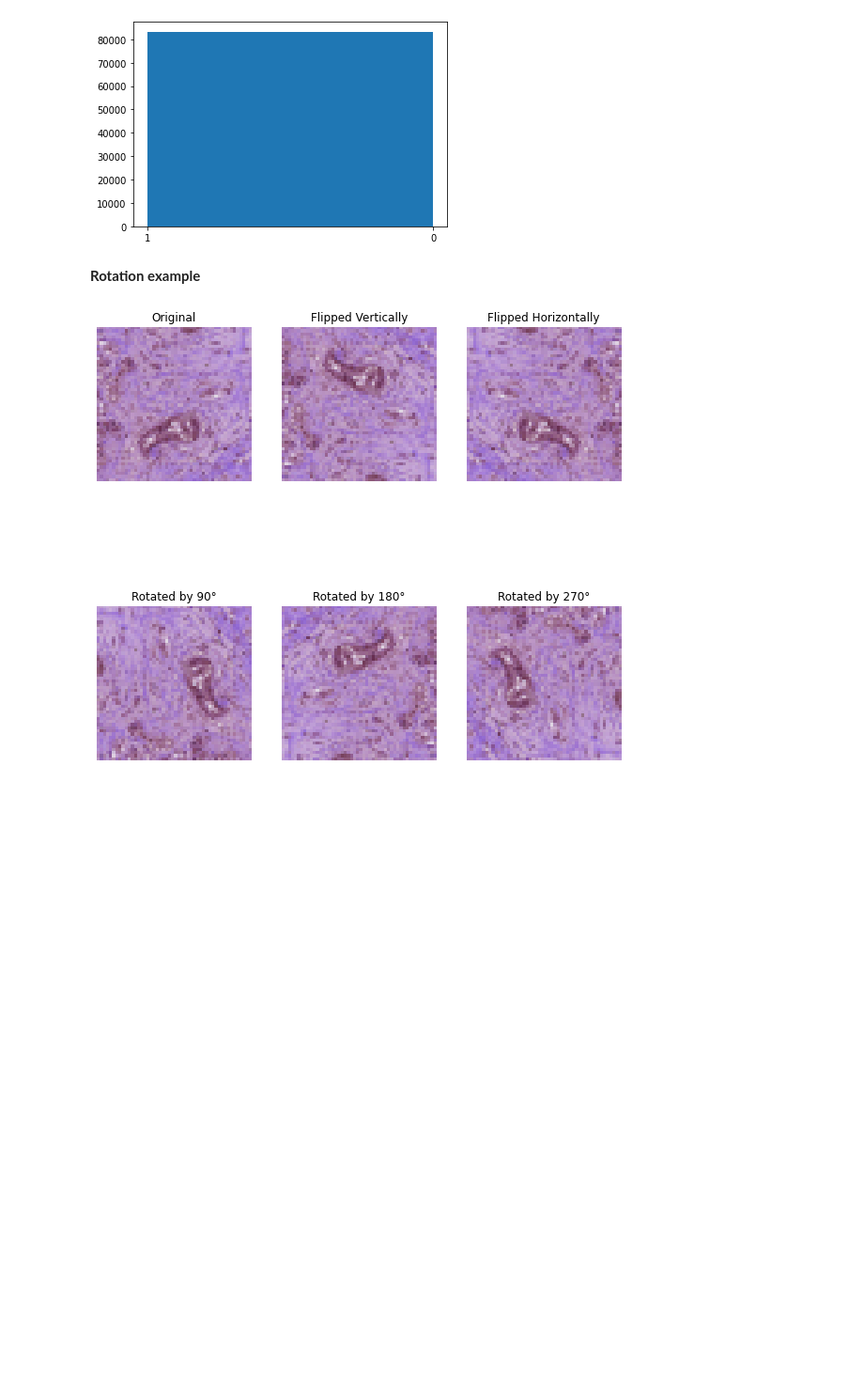
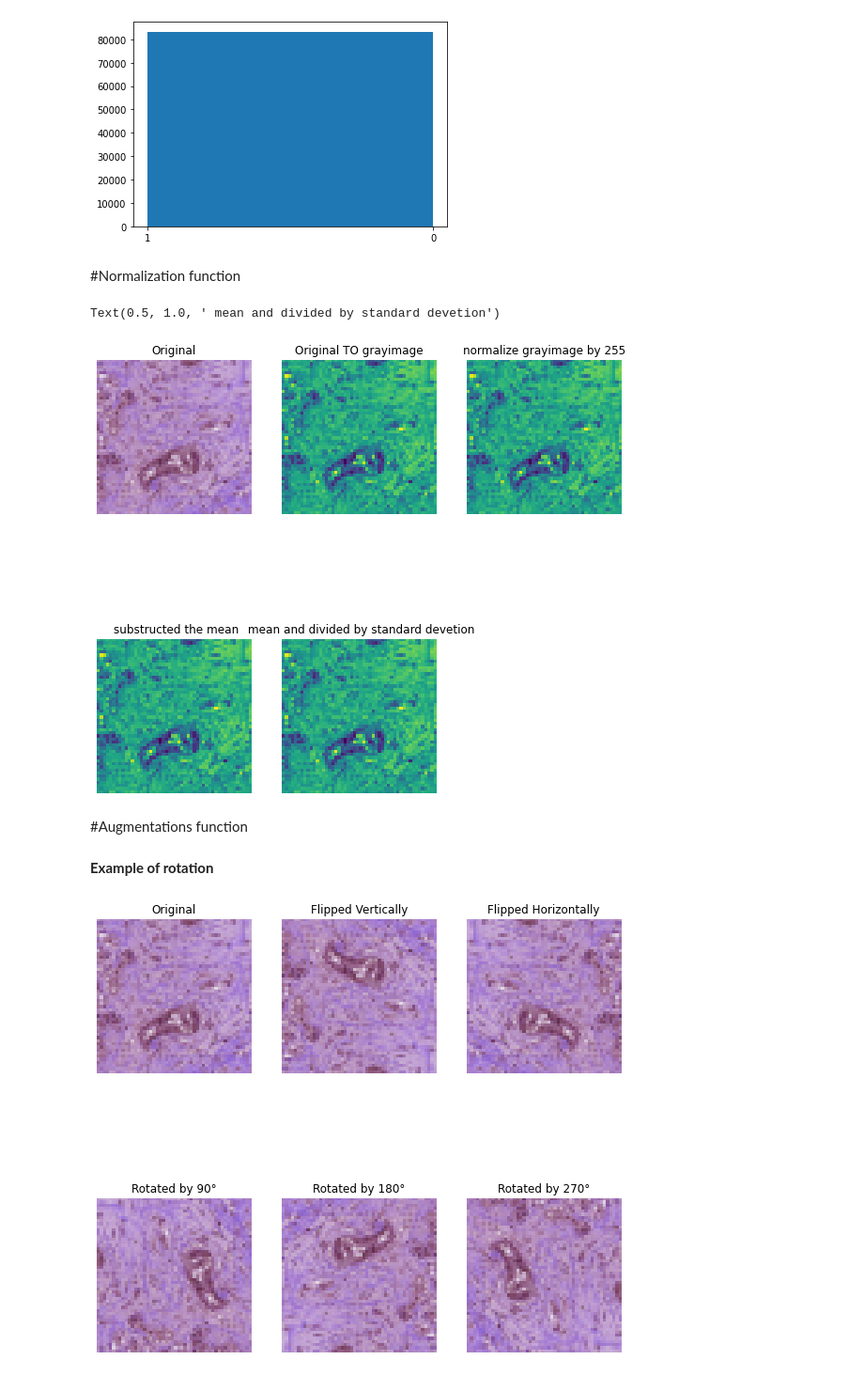
Before and after one commit to Salvoaf/BreastCancerClassification, a Jupyter notebook: 1.Preprocessing.ipynb, the cells around one changed output. Shown at 94% size. Drawn from its saved outputs; the diff is of its cells as text; code cells hidden in the pictures; blank space fills up the shorter version.

```diff
--- a/1.Preprocessing.ipynb
+++ b/1.Preprocessing.ipynb
@@ -184,8 +208,66 @@ print("Number of cancer images: " + str(len(cancer_samples)))
 Number of healthy patches: 83257
 Number of cancer images: 83257
 [figure]
-# %% [markdown]
-**Rotation example**
+# %% [markdown]
+#Normalization function
+# %%
+import cv2
+original_image = cv2.imread(cancer_patch + "/14210_idx5_x1601_y1451_class1.png")
+
+def normailization(original_image):
+  img = original_image
+  #print(f"Before turning to grayscale: {img.shape}")
+  #rgb  to  gray image
+  gray_image = cv2.cvtColor(img, cv2.COLOR_BGR2GRAY)
+  #print(f"After turning to grayscale: {gray_image.shape}")
+  #nomalize
+  norm_image = gray_image/255
+  #mean and standard
+  (mean, stddev) = cv2.meanStdDev(norm_image)
+  sub_mean = (norm_image - mean)
+  #print(f"media immagine: {mean} Image with subtracted mean: {sub_mean}")
+  div_sdv =(norm_image - mean) /stddev
+  #print(f"standard devetion immagine: {stddev} Image with subtracted mean and divided with standard devetion: {norm_image - mean}")
+
+
+  # Normalizzazione dell'immagine
+
+  return gray_image,norm_image,sub_mean,div_sdv
+
+
+fig = plt.figure(figsize=(10, 10))
+
+fig.add_subplot(2, 3, 1)
+plt.imshow(original_image)
+plt.axis('off')
+plt.title("Original")
+
+gray_image,norm_image,sub_mean,div_sdv= normailization(original_image)
+
+fig.add_subplot(2, 3, 2)
+plt.imshow(gray_image)
+plt.axis('off')
+plt.title("Original TO grayimage")
+
+fig.add_subplot(2, 3, 3)
+plt.imshow(norm_image)
+plt.axis('off')
+plt.title("normalize grayimage by 255")
+
+fig.add_subplot(2, 3, 4)
+plt.imshow(sub_mean)
+plt.axis('off')
+plt.title(" substructed the mean")
+
+fig.add_subplot(2, 3, 5)
+plt.imshow(sub_mean)
+plt.axis('off')
+plt.title(" mean and divided by standard devetion")
+# %% [output]
+Text(0.5, 1.0, ' mean and divided by standard devetion')
+[figure, added]
+# %% [markdown]
+#Augmentations function
 # %%
 original_image = cv2.imread(cancer_patch + "/14210_idx5_x1601_y1451_class1.png")
 
@@ -220,6 +302,8 @@ def random_augmentation(original_image):
     random_function = random.choice(augmentations)
     augmented_image = random_function(original_image)
     return np.asarray(augmented_image)
+# %% [markdown]
+**Example of rotation**
 # %%
 fig = plt.figure(figsize=(10, 10))
 
```
Also changed, not shown: parts of 13 cells of this notebook.
